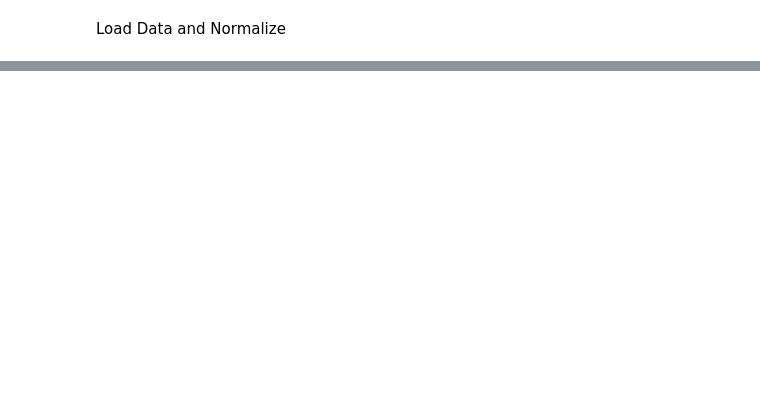
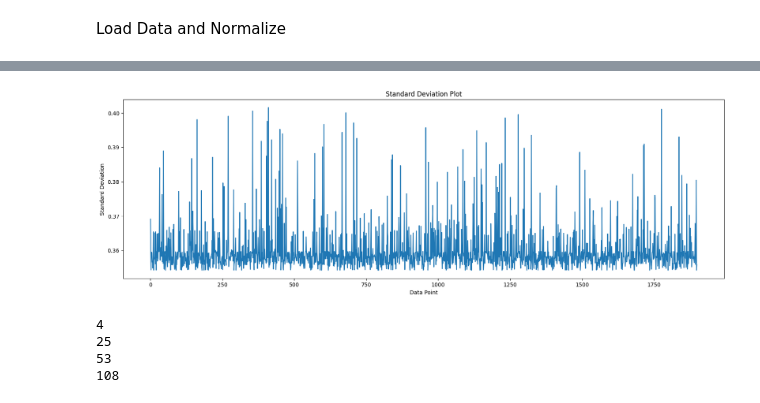
Before and after one commit to FinnFe0103/StiesdalActiveLearning, a Jupyter notebook: gp_torch_complete workflow.ipynb, the cells around one changed output, grey strips where cells are left out. Drawn from its saved outputs; the diff is of its cells as text; code cells hidden in the pictures; blank space fills up the shorter version.

```diff
--- a/gp_torch_complete workflow.ipynb
+++ b/gp_torch_complete workflow.ipynb
@@ -281,0 +280,23 @@ len(preds.stddev)
+# %%
+plt.figure(figsize=(20, 6))  # Set the figure size to be wider
+plt.plot(preds.stddev.numpy())
+plt.xlabel('Data Point')
+plt.ylabel('Standard Deviation')
+plt.title('Standard Deviation Plot')
+plt.show()
+# %% [output]
+[figure, added]
+# %%
+count = len(preds.stddev[preds.stddev > 0.4])
+print(count)
+count = len(preds.stddev[preds.stddev > 0.39])
+print(count)
+count = len(preds.stddev[preds.stddev > 0.38])
+print(count)
+count = len(preds.stddev[preds.stddev > 0.37])
+print(count)
+# %% [output]
+4
+25
+53
+108
```
Also changed, not shown: parts of 9 cells of this notebook.
